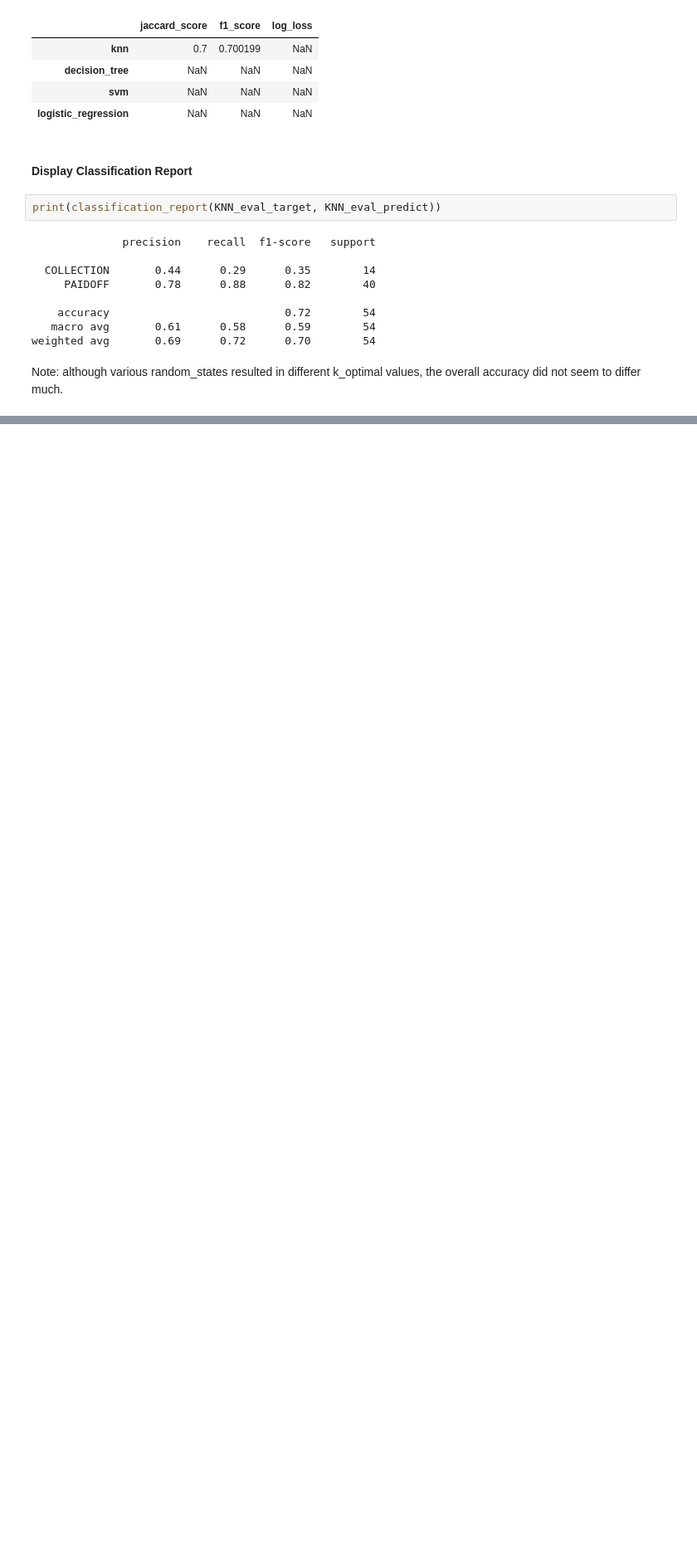
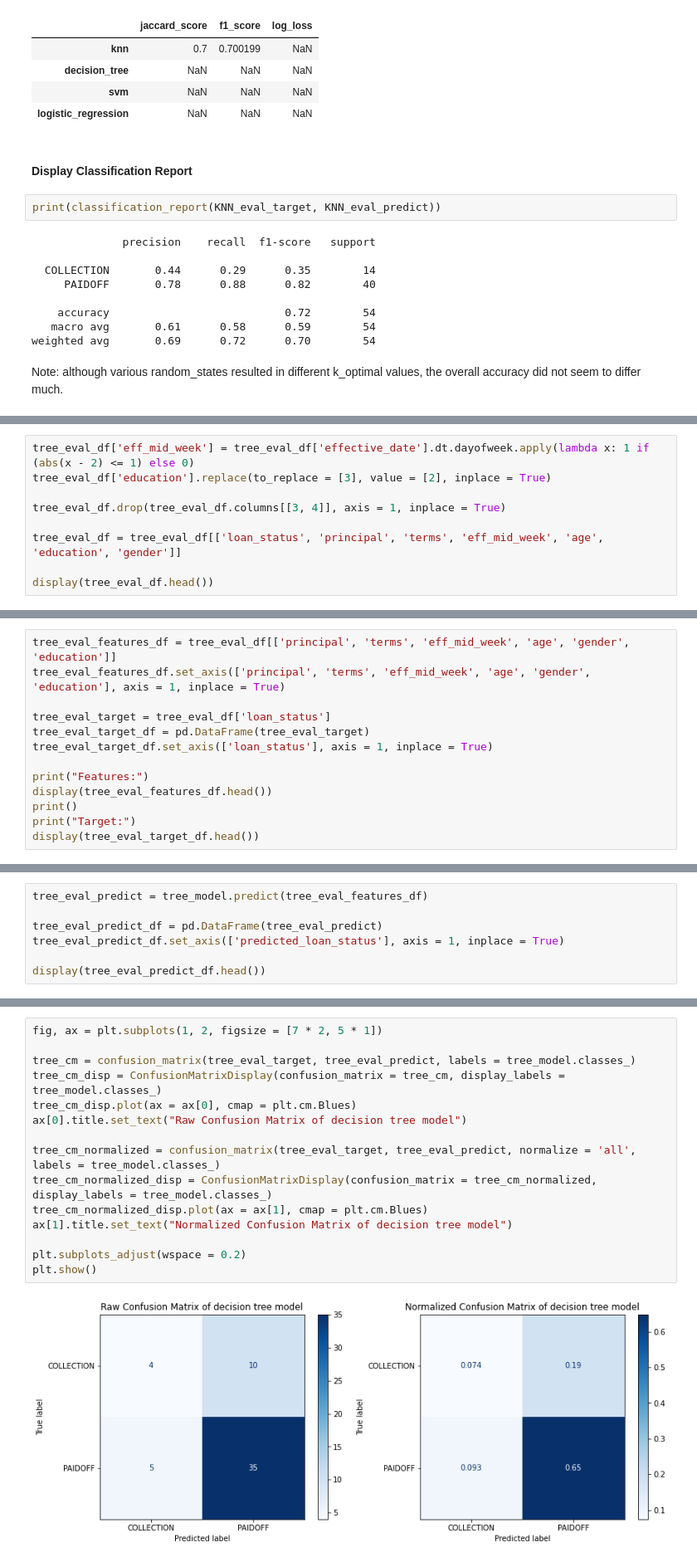
Before and after one commit to demic312/LoanDataProject, a Jupyter notebook: LoanData.ipynb, the cells around one changed output, grey strips where cells are left out. Shown at 83% size. Drawn from its saved outputs; the diff is of its cells as text; blank space fills up the shorter version.

```diff
--- a/LoanData.ipynb
+++ b/LoanData.ipynb
@@ -339,0 +464,9 @@ Note: although various random_states resulted in different k_optimal values, the
+# %%
+tree_eval_df['eff_mid_week'] = tree_eval_df['effective_date'].dt.dayofweek.apply(lambda x: 1 if (abs(x - 2) <= 1) else 0)
+tree_eval_df['education'].replace(to_replace = [3], value = [2], inplace = True)
+
+tree_eval_df.drop(tree_eval_df.columns[[3, 4]], axis = 1, inplace = True)
+
+tree_eval_df = tree_eval_df[['loan_status', 'principal', 'terms', 'eff_mid_week', 'age', 'education', 'gender']]
+
+display(tree_eval_df.head())
@@ -339,0 +482,13 @@ Note: although various random_states resulted in different k_optimal values, the
+# %%
+tree_eval_features_df = tree_eval_df[['principal', 'terms', 'eff_mid_week', 'age', 'gender', 'education']]
+tree_eval_features_df.set_axis(['principal', 'terms', 'eff_mid_week', 'age', 'gender', 'education'], axis = 1, inplace = True)
+
+tree_eval_target = tree_eval_df['loan_status']
+tree_eval_target_df = pd.DataFrame(tree_eval_target)
+tree_eval_target_df.set_axis(['loan_status'], axis = 1, inplace = True)
+
+print("Features:")
+display(tree_eval_features_df.head())
+print()
+print("Target:")
+display(tree_eval_target_df.head())
@@ -339,0 +512,7 @@ Note: although various random_states resulted in different k_optimal values, the
+# %%
+tree_eval_predict = tree_model.predict(tree_eval_features_df)
+
+tree_eval_predict_df = pd.DataFrame(tree_eval_predict)
+tree_eval_predict_df.set_axis(['predicted_loan_status'], axis = 1, inplace = True)
+
+display(tree_eval_predict_df.head())
@@ -339,0 +528,17 @@ Note: although various random_states resulted in different k_optimal values, the
+# %%
+fig, ax = plt.subplots(1, 2, figsize = [7 * 2, 5 * 1])
+
+tree_cm = confusion_matrix(tree_eval_target, tree_eval_predict, labels = tree_model.classes_)
+tree_cm_disp = ConfusionMatrixDisplay(confusion_matrix = tree_cm, display_labels = tree_model.classes_)
+tree_cm_disp.plot(ax = ax[0], cmap = plt.cm.Blues)
+ax[0].title.set_text("Raw Confusion Matrix of decision tree model")
+
+tree_cm_normalized = confusion_matrix(tree_eval_target, tree_eval_predict, normalize = 'all', labels = tree_model.classes_)
+tree_cm_normalized_disp = ConfusionMatrixDisplay(confusion_matrix = tree_cm_normalized, display_labels = tree_model.classes_)
+tree_cm_normalized_disp.plot(ax = ax[1], cmap = plt.cm.Blues)
+ax[1].title.set_text("Normalized Confusion Matrix of decision tree model")
+
+plt.subplots_adjust(wspace = 0.2)
+plt.show()
+# %% [output]
+[figure, added]
```
Also changed, not shown: parts of 33 cells of this notebook.
